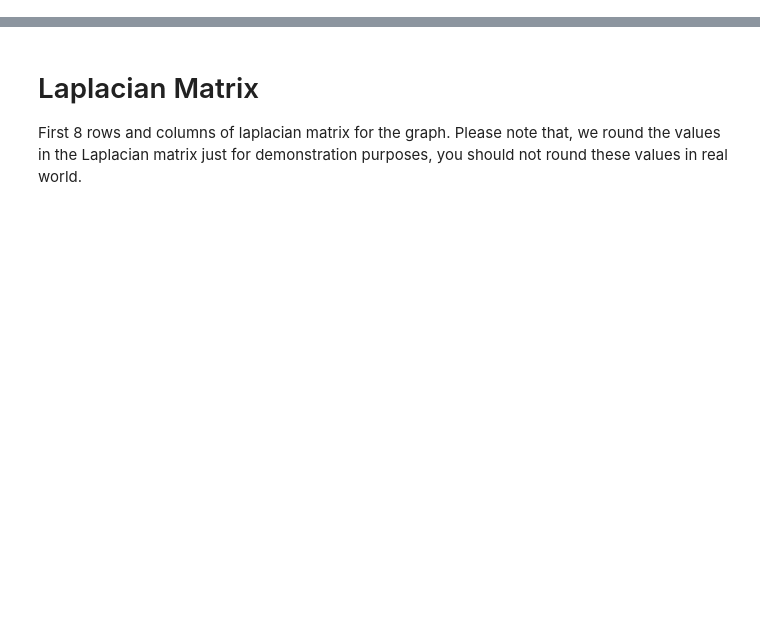
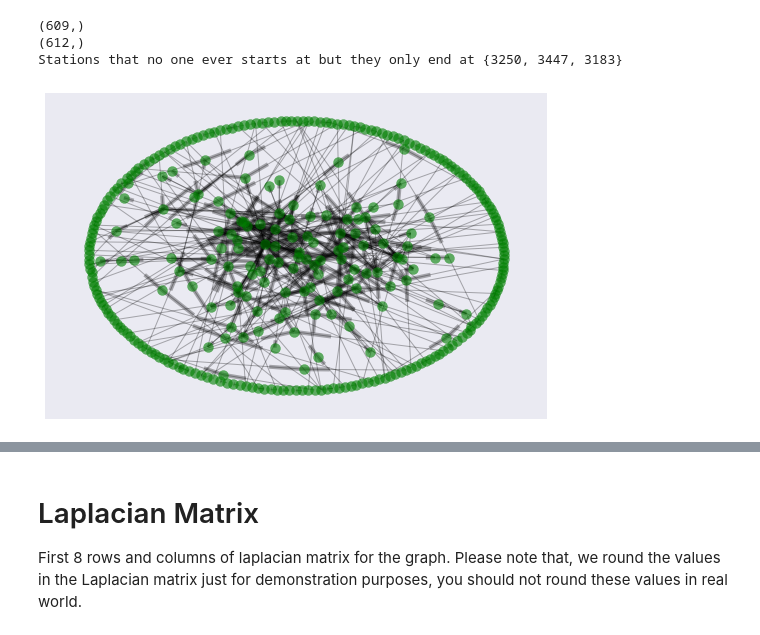
Before and after one commit to tuffacton/urbcomp-scripts, a Jupyter notebook: notebooks/citibike_Analysis_2.ipynb, the cells around one changed output, grey strips where cells are left out. Saved outputs shown, nothing was run; the diff lists cells and outputs as text; code cells hidden in the pictures; blank space fills up the shorter version.

```diff
--- a/notebooks/citibike_Analysis_2.ipynb
+++ b/notebooks/citibike_Analysis_2.ipynb
@@ -105,0 +28,11 @@ for edge_wt in edges_with_weights_new:
+# %%
+unique_start_stations=citibike_helpers.get_unique_column_values(df,'Start Station ID')
+unique_end_stations=citibike_helpers.get_unique_column_values(df,'End Station ID')
+station_ids=set(unique_start_stations).union(set(unique_end_stations))
+print(unique_start_stations.shape)
+print(unique_end_stations.shape)
+print("Stations that no one ever starts at but they only end at",set(unique_end_stations).difference(set(unique_start_stations)))
+# %% [output]
+(609,)
+(612,)
+Stations that no one ever starts at but they only end at {3250, 3447, 3183}
@@ -106,3 +45,11 @@ for edge_wt in edges_with_weights_new:
+# %%
+edges_with_weights=citibike_helpers.infer_weighted_station_station_network(subset_trips)
+_thr=0.005
+g=citibike_helpers.create_subset_graph(edges_with_weights,thr=_thr,graphtype='Directed')
+fig_path="figures/citibike_top_"+str(_thr*100)+"_stn_stn_network.png"
+citibike_helpers.plot_network(g,title="",edgealpha=0.3,nodesize=100,savefig=True,filename=fig_path)
+# %% [output]
+[figure, added]
 # %%
 print(nx.info(g.to_undirected()))
 # %% [output]
```
Also changed, not shown: parts of 34 cells of this notebook.
